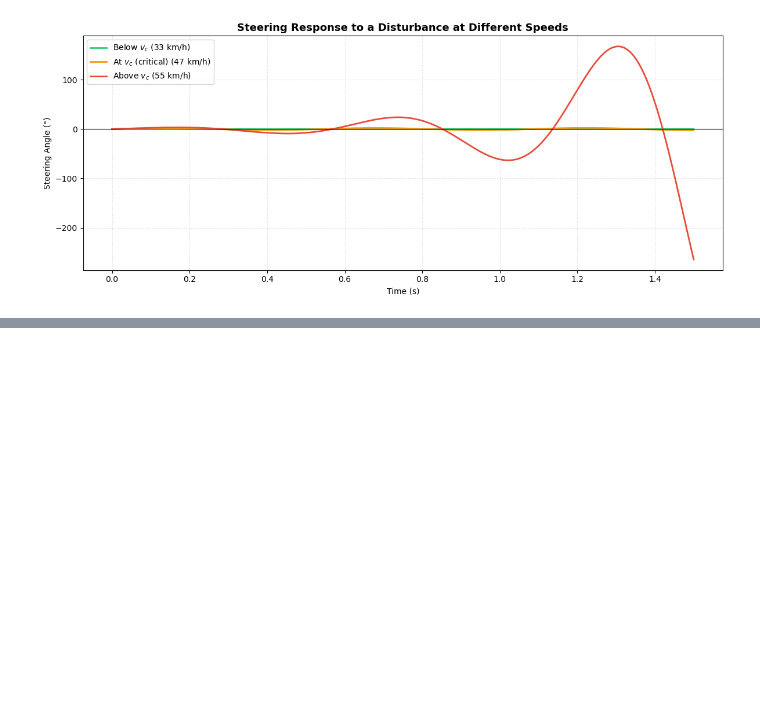
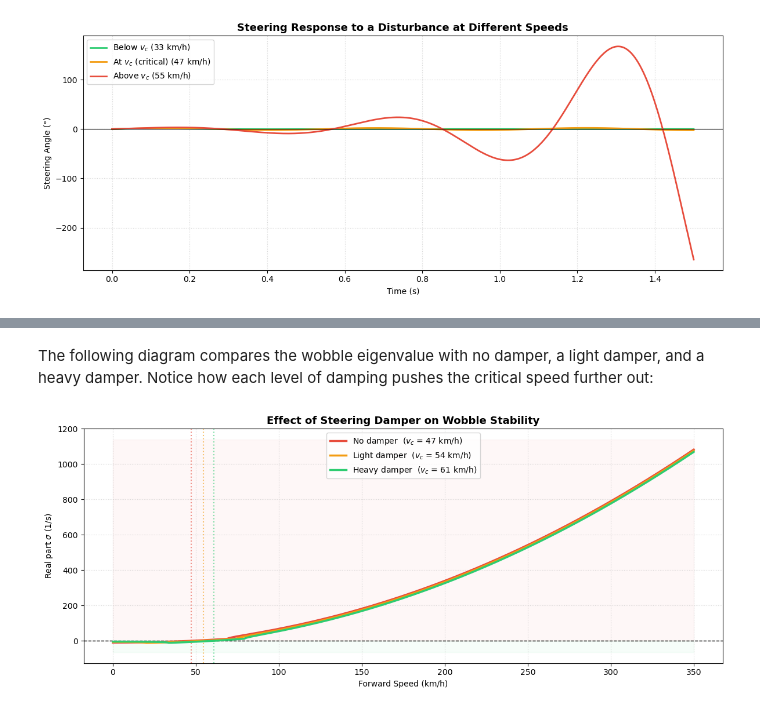
Before and after one commit to lizzardbald/motorcycle-stability, a Jupyter notebook: Main.ipynb, the cells around one changed output, grey strips where cells are left out. Drawn from its saved outputs; the diff is of its cells as text; code cells hidden in the pictures; blank space fills up the shorter version.

```diff
--- a/Main.ipynb
+++ b/Main.ipynb
@@ -265,0 +308,6 @@ stability.plot_time_domain_wobble()
+# %% [markdown]
+The following diagram compares the wobble eigenvalue with no damper, a light damper, and a heavy damper. Notice how each level of damping pushes the critical speed further out:
+# %%
+stability.plot_damper_effect()
+# %% [output]
+[figure, added]
```
Also changed, not shown: parts of 1 cell of this notebook.
